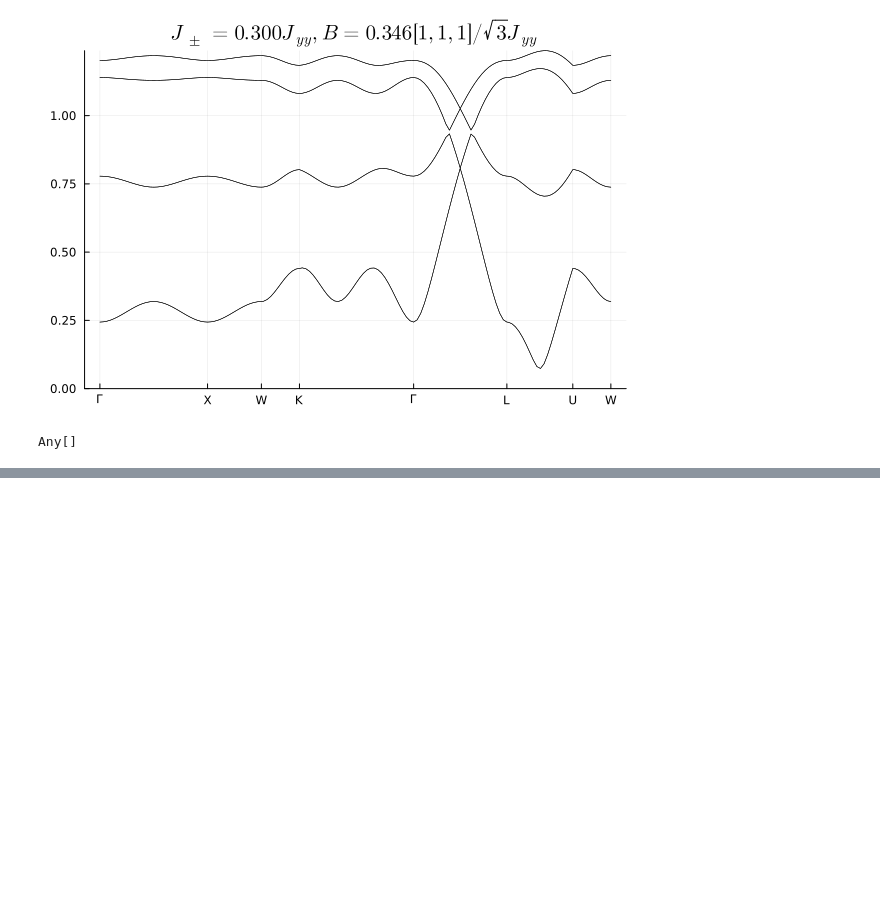
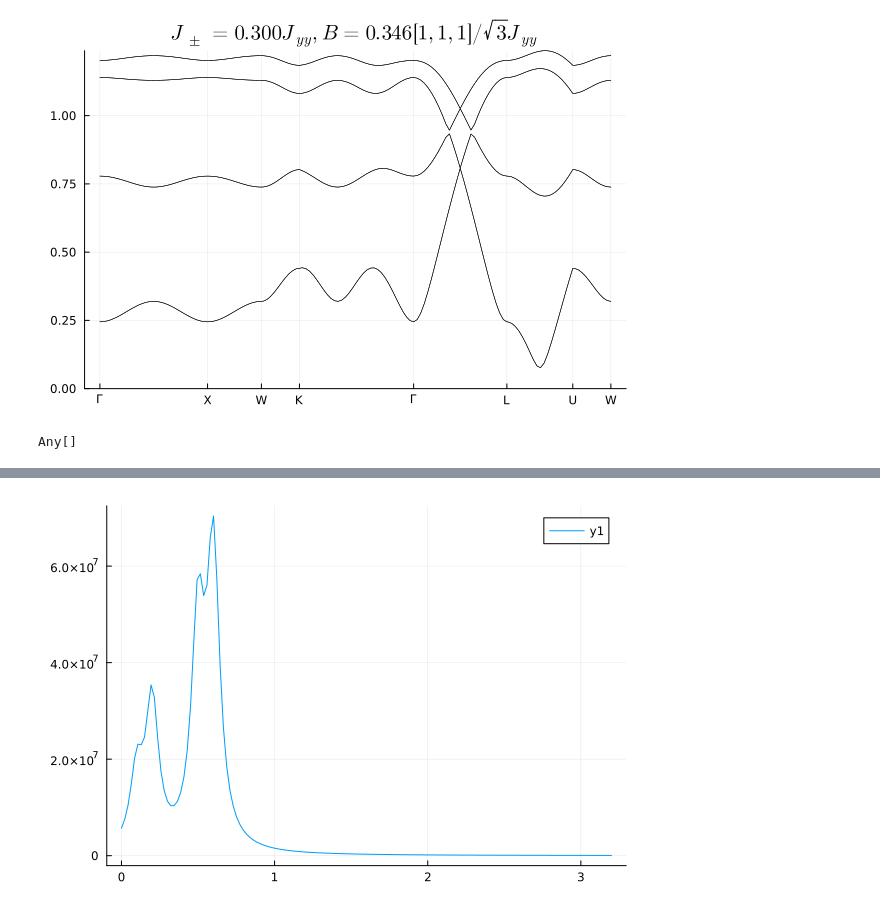
Before and after one commit to Spuriosity1/qsi-spinon-gmft, a Jupyter notebook: new-sims.ipynb, the cells around one changed output, grey strips where cells are left out. Drawn from its saved outputs; the diff is of its cells as text; code cells hidden in the pictures; blank space fills up the shorter version.

```diff
--- a/new-sims.ipynb
+++ b/new-sims.ipynb
@@ -124,7 +116,7 @@ Plotting spinon dispersions...
 # %%
 
 	# autorange this based on the spinon dispersion
-max_E = 2.2* maximum( load(d)["spinon_dispersion"]["bands"] )
+max_E = 3.2
 Egrid = collect(range(0,max_E,150)); # TODO consider updating this based on broadening_dE
 datafiles = []
 # %% [output]
@@ -136,3 +150,7 @@ length(sim.lat.tetra_sites)
+# %%
+plot(Egrid, real(Sqω))
+# %% [output]
+[figure, added]
 # %%
 
 @benchmark spectral_weight(q, collect(range(0.,4.,50)), sim, λ, integration_settings["fast"])
```
Also changed, not shown: parts of 23 cells of this notebook, 18 other files.
